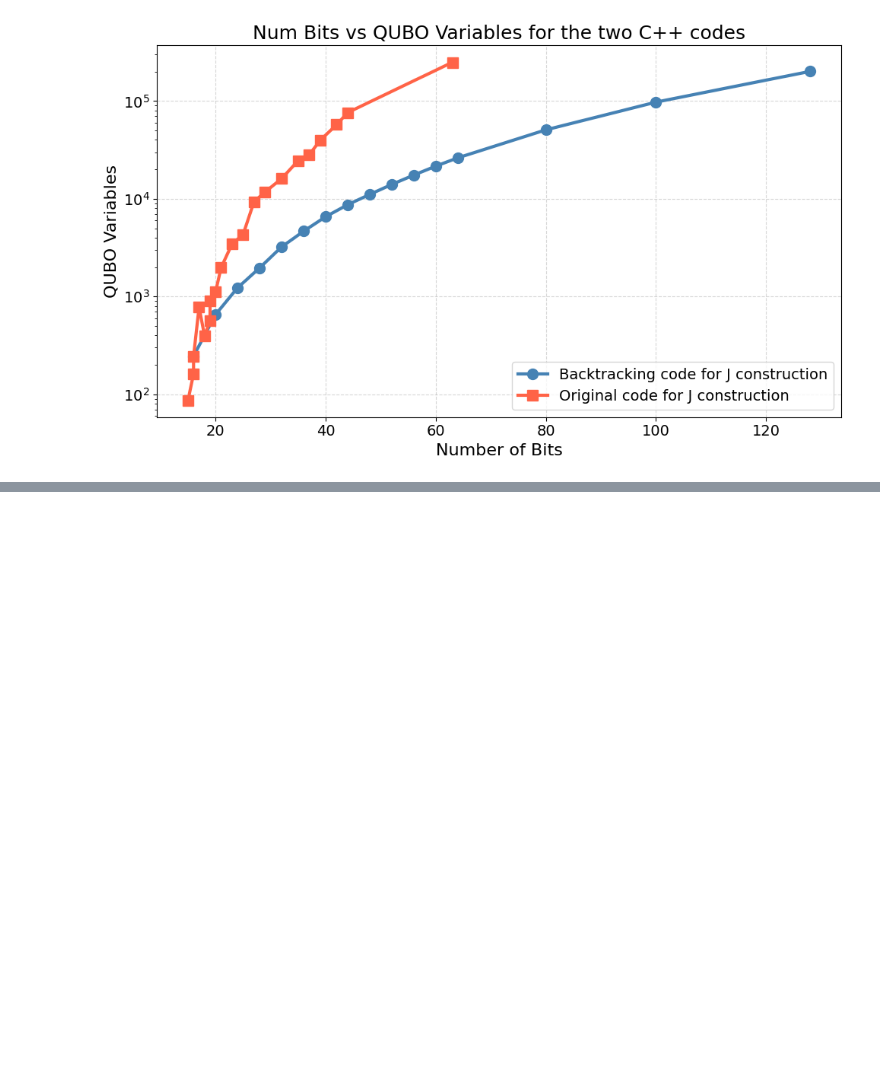
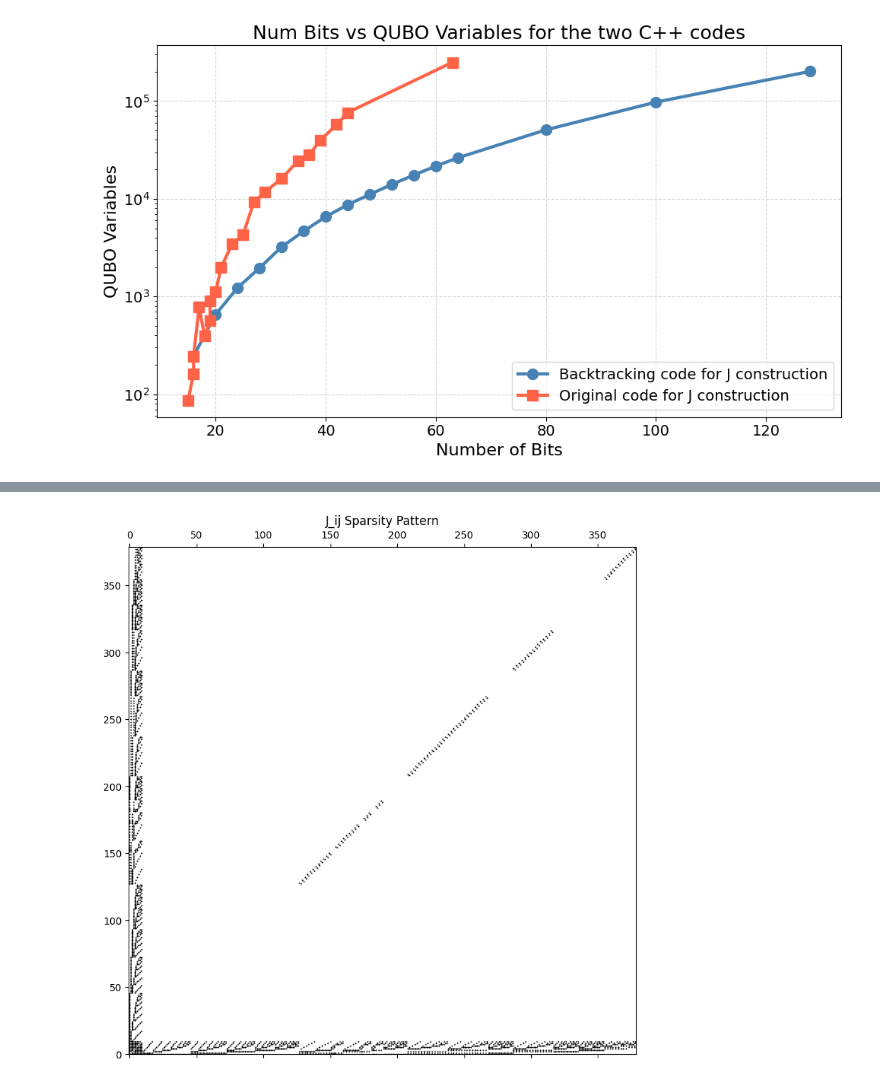
Before and after one commit to AdvithDesu/Digital_Annealer, a Jupyter notebook: Plotting shit.ipynb, the cells around one changed output, grey strips where cells are left out. Cells and saved outputs as stored; diff of their text form; code cells hidden in the pictures; blank space fills up the shorter version.

```diff
--- a/Plotting shit.ipynb
+++ b/Plotting shit.ipynb
@@ -233,0 +222,27 @@ plt.show()
+# %%
+import numpy as np
+import matplotlib.pyplot as plt
+from scipy.sparse import csr_matrix
+
+# Load CSVs
+row_ptr = np.loadtxt('bin_SI/row_ptr_159197.csv', delimiter=',', dtype=int)
+col_idx = np.loadtxt('bin_SI/col_idx_159197.csv', delimiter=',', dtype=int)
+values  = np.loadtxt('bin_SI/J_values_159197.csv', delimiter=',')
+
+# Infer matrix size
+n = len(row_ptr) - 1
+
+# Build CSR matrix
+J = csr_matrix((values, col_idx, row_ptr), shape=(n, n))
+
+# Convert to dense (only if it fits in memory!)
+J_dense = J.toarray()
+
+plt.figure(figsize=(8, 8))
+plt.spy(J, markersize=0.5, color='black')
+plt.gca().invert_yaxis()  # matches image orientation
+plt.title('J_ij Sparsity Pattern')
+plt.tight_layout()
+plt.show()
+# %% [output]
+[figure, added]
```
Also changed, not shown: parts of 2 cells of this notebook, 1 other file.
